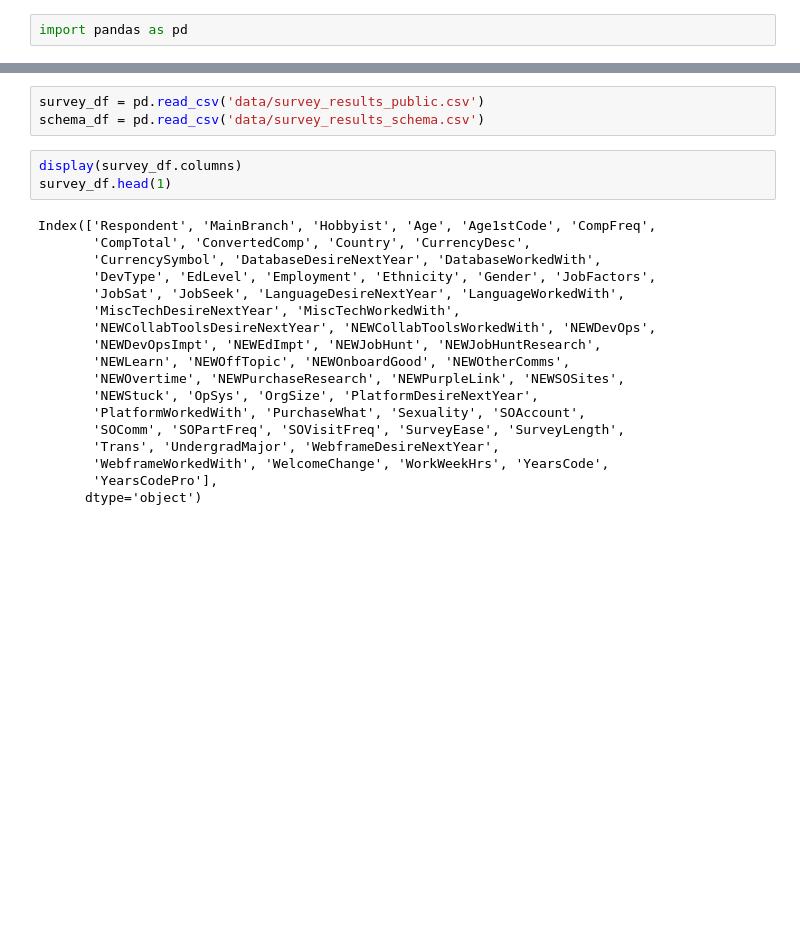
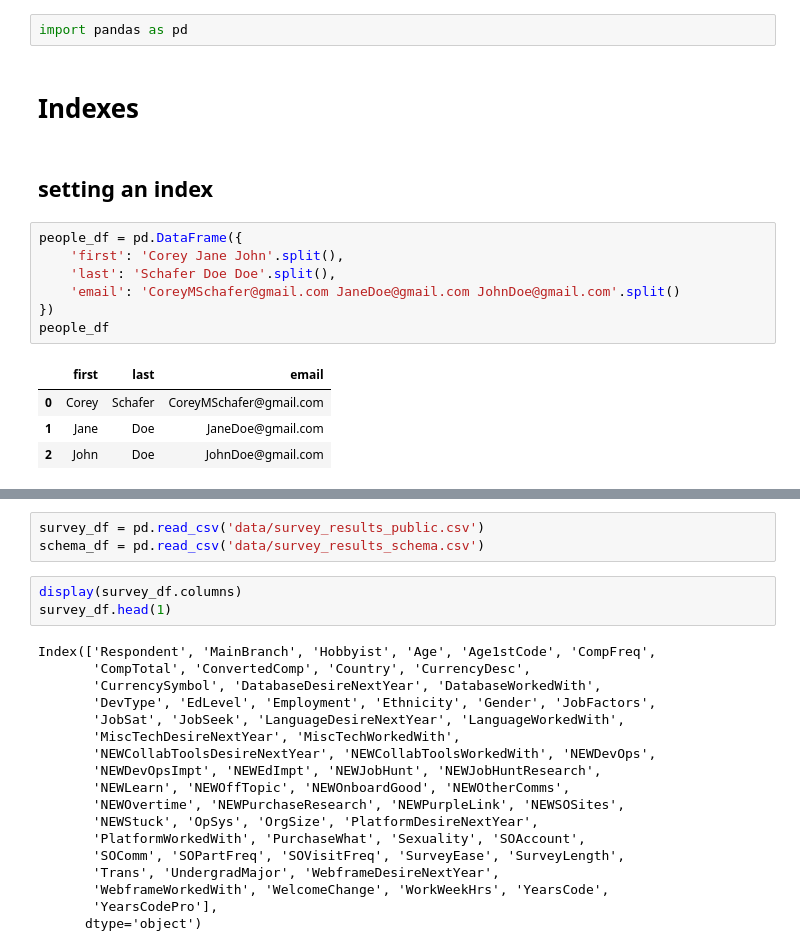
Before and after one commit to atrox3d/coreyschafer-pandas, a Jupyter notebook: part3.ipynb, the cells around one changed output, grey strips where cells are left out. Drawn from its saved outputs; the diff is of its cells as text; blank space fills up the shorter version.

```diff
--- a/part3.ipynb
+++ b/part3.ipynb
@@ -1,2 +1,18 @@
 # %%
 import pandas as pd
+# %% [markdown]
+# Indexes
+# %% [markdown]
+## setting an index
+# %%
+people_df = pd.DataFrame({
+    'first': 'Corey Jane John'.split(),
+    'last': 'Schafer Doe Doe'.split(),
+    'email': 'CoreyMSchafer@gmail.com JaneDoe@gmail.com JohnDoe@gmail.com'.split()
+})
+people_df
+# %% [output]
+|  | first | last | email |
+| 0 | Corey | Schafer | CoreyMSchafer@gmail.com |
+| 1 | Jane | Doe | JaneDoe@gmail.com |
+| 2 | John | Doe | JohnDoe@gmail.com |
```
Also changed, not shown: parts of 12 cells of this notebook.
